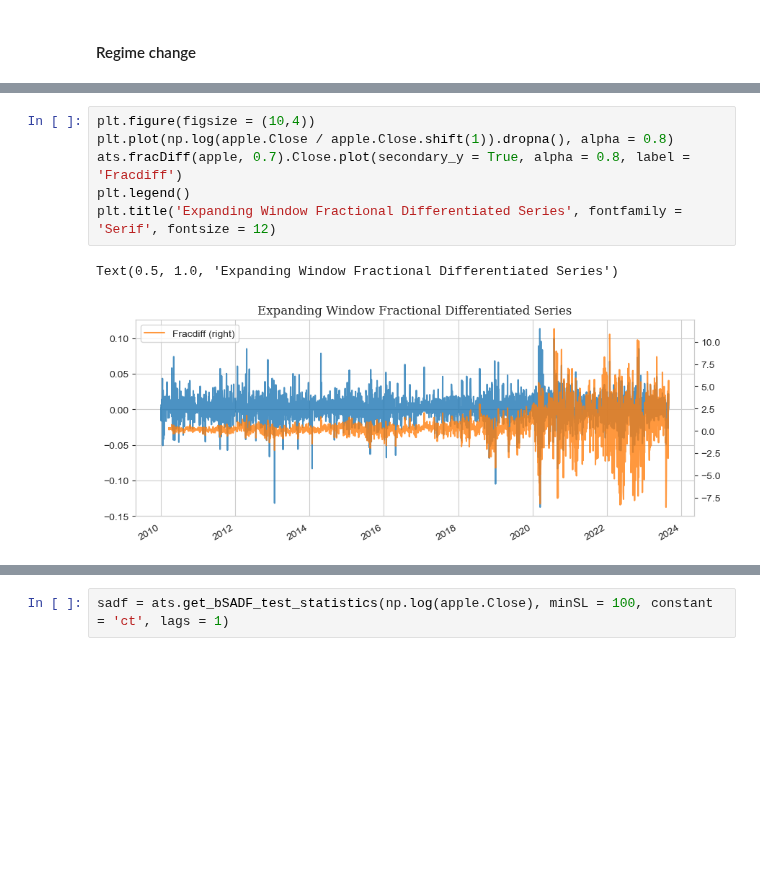
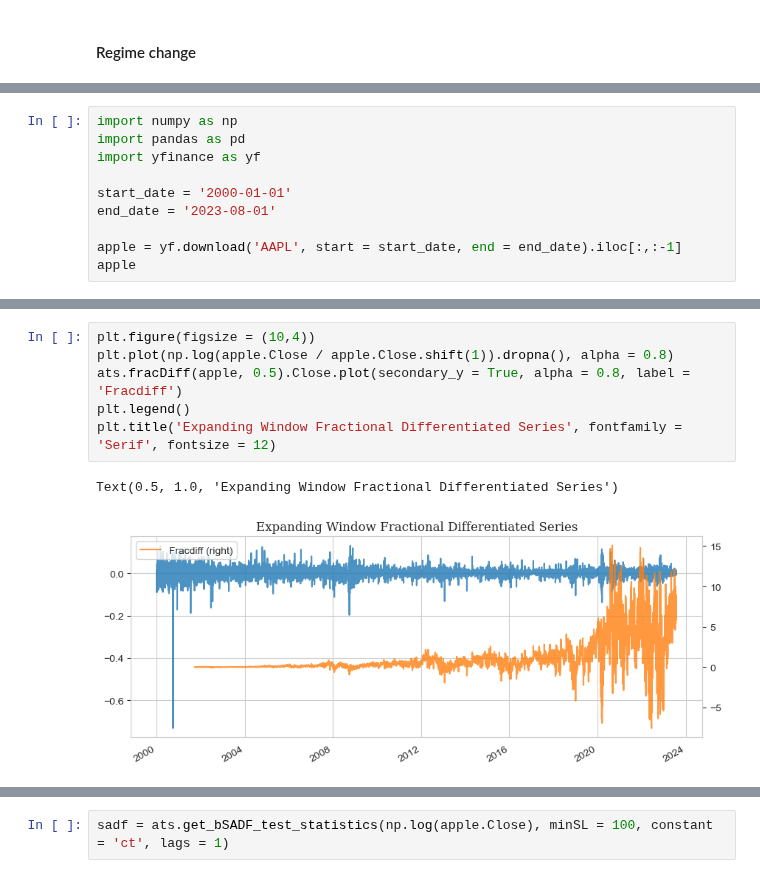
Before and after one commit to Tommylee1013/QUANTIFI, a Jupyter notebook: presentation/Regime change.ipynb, the cells around one changed output, grey strips where cells are left out. Saved outputs shown, nothing was run; the diff lists cells and outputs as text; blank space fills up the shorter version.

```diff
--- a/presentation/Regime change.ipynb
+++ b/presentation/Regime change.ipynb
@@ -49,0 +3,10 @@ d: 0.30000000000000004, error: maxlag must be less than (nobs/2 - 1 - ntrend) wh
+# %%
+import numpy as np
+import pandas as pd
+import yfinance as yf
+
+start_date = '2000-01-01'
+end_date = '2023-08-01'
+
+apple = yf.download('AAPL', start = start_date, end = end_date).iloc[:,:-1]
+apple
@@ -77,11 +76,11 @@ display(out)
 # %%
 plt.figure(figsize = (10,4))
 plt.plot(np.log(apple.Close / apple.Close.shift(1)).dropna(), alpha = 0.8)
-ats.fracDiff(apple, 0.7).Close.plot(secondary_y = True, alpha = 0.8, label = 'Fracdiff')
+ats.fracDiff(apple, 0.5).Close.plot(secondary_y = True, alpha = 0.8, label = 'Fracdiff')
 plt.legend()
 plt.title('Expanding Window Fractional Differentiated Series', fontfamily = 'Serif', fontsize = 12)
 # %% [output]
 Text(0.5, 1.0, 'Expanding Window Fractional Differentiated Series')
-[figure, old version]
+[figure, new version]
 # %%
 import seaborn as sns
```
Also changed, not shown: parts of 31 cells of this notebook.
